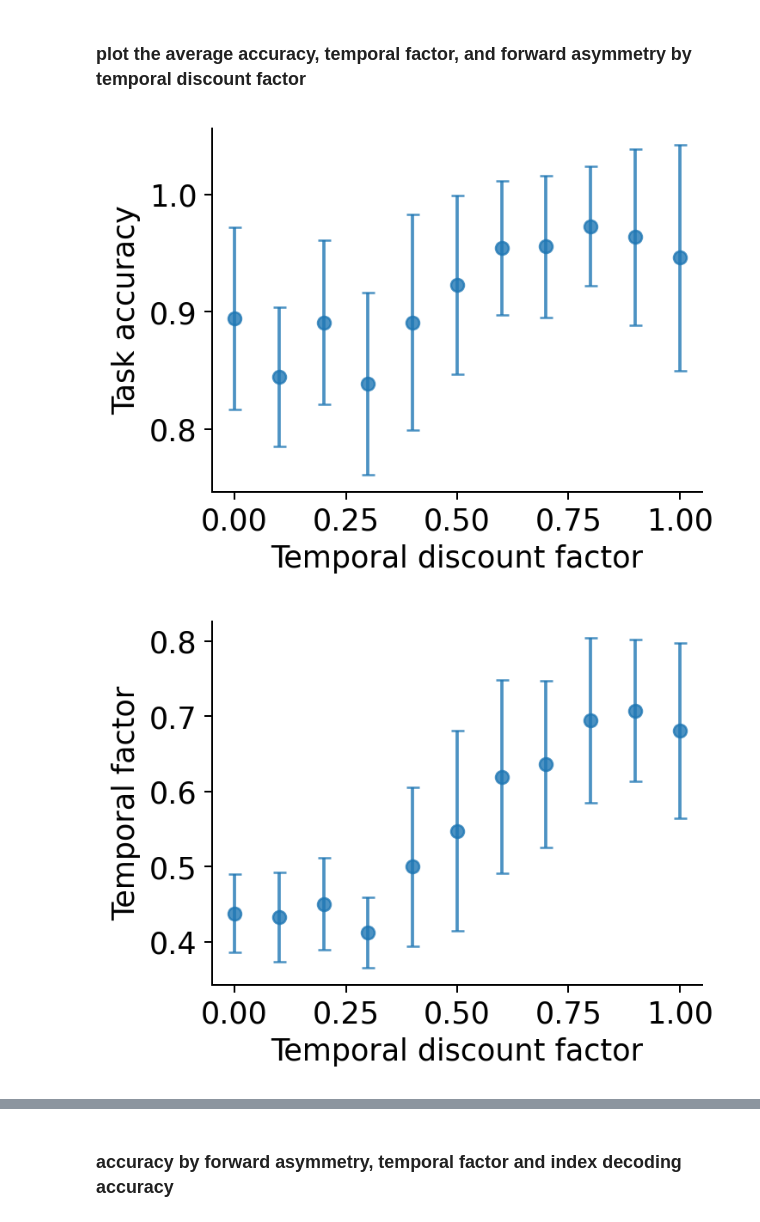
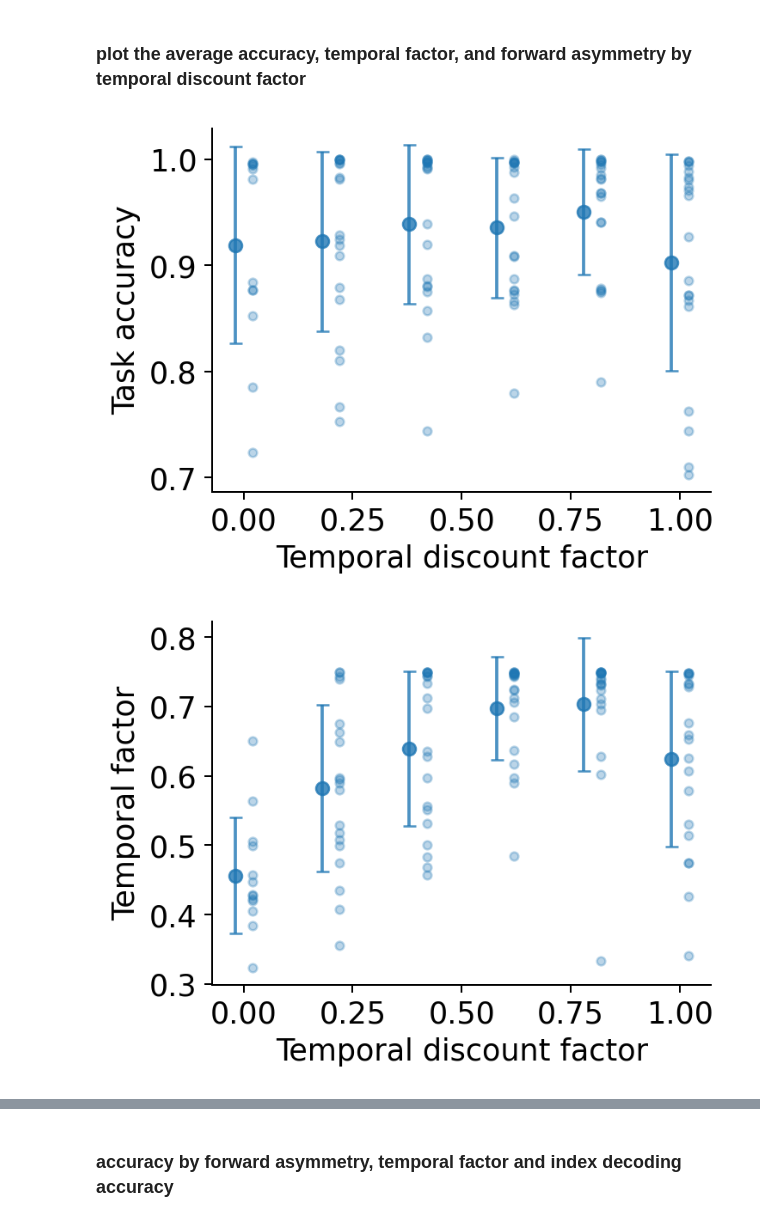
Before and after one commit to yunchen-hung/gru-li-model, a Jupyter notebook: analysis_fr_paper.ipynb, the cells around one changed output, grey strips where cells are left out. Saved outputs shown, nothing was run; the diff lists cells and outputs as text; code cells hidden in the pictures.

```diff
--- a/analysis_fr_paper.ipynb
+++ b/analysis_fr_paper.ipynb
@@ -74,2 +143,13 @@ df_tdf.head()
+# %%
+df_tdf = pd.read_csv("./figures/fr_paper/saved_data/df_tdf_eta.csv")
+# print(df_tdf["training_accuracy"])
+df_tdf["training_accuracy"] = df_tdf["training_accuracy"].apply(ast.literal_eval)
+df_tdf["training_accuracy"] = df_tdf["training_accuracy"].apply(np.array)
+training_accuracy_sample = df_tdf["training_accuracy"].iloc[0]
+
+
+# filter data
+performance_threshold = 0.7
+df_tdf = df_tdf[df_tdf["accuracy"] >= performance_threshold]
 # %% [markdown]
 ### average training curve by temporal discount factor
@@ -88,35 +170,35 @@ plt.show()
 # %% [markdown]
 ### plot the average accuracy, temporal factor, and forward asymmetry by temporal discount factor
+# %%
+df_tdf_fixed_eta = df_tdf[(df_tdf["pretrained"] == True) & (df_tdf["eta"] == 0.01) & (df_tdf["accuracy"] >= 0.7)]
 # %%
-accuracy_mean_by_tdf = df_tdf.groupby("temporal_discount_factor")["accuracy"].mean()
-accuracy_std_by_tdf = df_tdf.groupby("temporal_discount_factor")["accuracy"].std()
+accuracy_mean_by_tdf = df_tdf_fixed_eta.groupby("temporal_discount_factor")["accuracy"].mean()
+accuracy_std_by_tdf = df_tdf_fixed_eta.groupby("temporal_discount_factor")["accuracy"].std()
 
-temporal_factor_mean_by_tdf = df_tdf.groupby("temporal_discount_factor")["temporal_factor"].mean()
-temporal_factor_std_by_tdf = df_tdf.groupby("temporal_discount_factor")["temporal_factor"].std()
+temporal_factor_mean_by_tdf = df_tdf_fixed_eta.groupby("temporal_discount_factor")["temporal_factor"].mean()
+temporal_factor_std_by_tdf = df_tdf_fixed_eta.groupby("temporal_discount_factor")["temporal_factor"].std()
 
-forward_asymmetry_mean_by_tdf = df_tdf.groupby("temporal_discount_factor")["forward_asymmetry"].mean()
-forward_asymmetry_std_by_tdf = df_tdf.groupby("temporal_discount_factor")["forward_asymmetry"].std()
+forward_asymmetry_mean_by_tdf = df_tdf_fixed_eta.groupby("temporal_discount_factor")["forward_asymmetry"].mean()
+forward_asymmetry_std_by_tdf = df_tdf_fixed_eta.groupby("temporal_discount_factor")["forward_asymmetry"].std()
+
+tdf_all = df_tdf_fixed_eta["temporal_discount_factor"]
+accuracy_all = df_tdf_fixed_eta["accuracy"]
+forward_asymmetry_all = df_tdf_fixed_eta["forward_asymmetry"]
+temporal_factor_all = df_tdf_fixed_eta["temporal_factor"]
+temporal_discount_factors = df_tdf_fixed_eta["temporal_discount_factor"].unique()
+
+
+### plot the average accuracy, temporal factor, forward asymmetry and index decoding accuracy by temporal discount factor
 
 
 
-### plot the average accuracy, temporal factor, forward asymmetry and index decoding accuracy by temporal discount factor
-def plot_mean_std(x, y, yerr, x_label, y_label, color='tab:blue', figname=None):
-    fig = plt.figure(figsize=(4.3, 3.3), dpi=180)
-    plt.errorbar(x, y, yerr=yerr, fmt='o', alpha=0.8, capsize=3, color=color)
-    plt.xlabel(x_label)
-    plt.ylabel(y_label)
-    ax = plt.gca()
-    ax.spines['top'].set_visible(False)
-    ax.spines['right'].set_visible(False)
-    plt.tight_layout()
-    if figname:
-        savefig("./figures/vary_gamma", figname)
-    else:
-        plt.show()
+# plot_mean_std(temporal_discount_factors, accuracy_mean_by_tdf, accuracy_std_by_tdf, "Temporal discount factor", "Task accuracy", color='tab:blue')
+# plot_mean_std(temporal_discount_factors, temporal_factor_mean_by_tdf, temporal_factor_std_by_tdf, "Temporal discount factor", "Temporal factor", color='tab:blue')
+# plot_mean_std(temporal_discount_factors, forward_asymmetry_mean_by_tdf, forward_asymmetry_std_by_tdf, "Temporal discount factor", "Forward asymmetry", color='tab:orange')
 
-plot_mean_std(temporal_discount_factors, accuracy_mean_by_tdf, accuracy_std_by_tdf, "Temporal discount factor", "Task accuracy", color='tab:blue')
-plot_mean_std(temporal_discount_factors, temporal_factor_mean_by_tdf, temporal_factor_std_by_tdf, "Temporal discount factor", "Temporal factor", color='tab:blue')
-plot_mean_std(temporal_discount_factors, forward_asymmetry_mean_by_tdf, forward_asymmetry_std_by_tdf, "Temporal discount factor", "Forward asymmetry", color='tab:orange')
+plot_mean_std_scatter(temporal_discount_factors, accuracy_mean_by_tdf, accuracy_std_by_tdf, tdf_all, accuracy_all, "Temporal discount factor", "Task accuracy", color='tab:blue')
+plot_mean_std_scatter(temporal_discount_factors, temporal_factor_mean_by_tdf, temporal_factor_std_by_tdf, tdf_all, temporal_factor_all, "Temporal discount factor", "Temporal factor", color='tab:blue')
+plot_mean_std_scatter(temporal_discount_factors, forward_asymmetry_mean_by_tdf, forward_asymmetry_std_by_tdf, tdf_all, forward_asymmetry_all, "Temporal discount factor", "Forward asymmetry", color='tab:orange')
 # %% [output]
-[figure, old version]
+[figure, new version]
-[figure, old version]
+[figure, new version]
```
Also changed, not shown: parts of 28 cells of this notebook, 40 other files.
